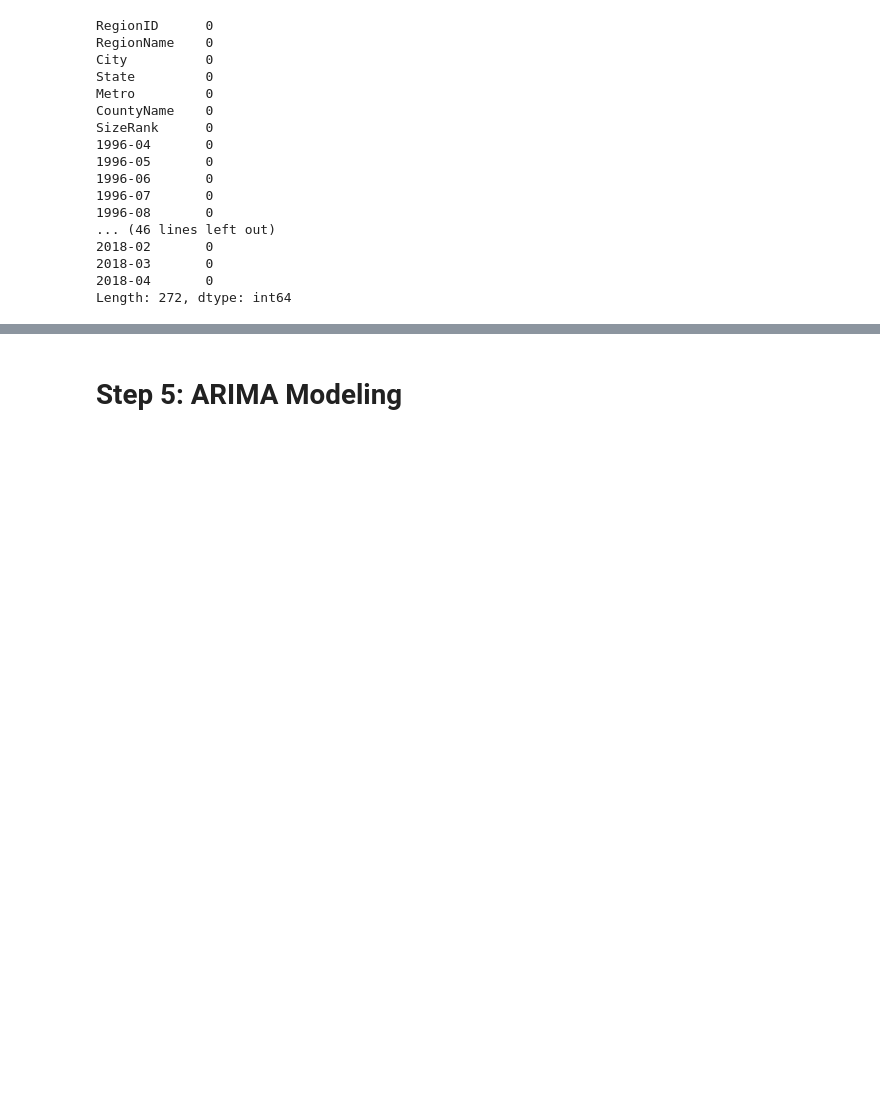
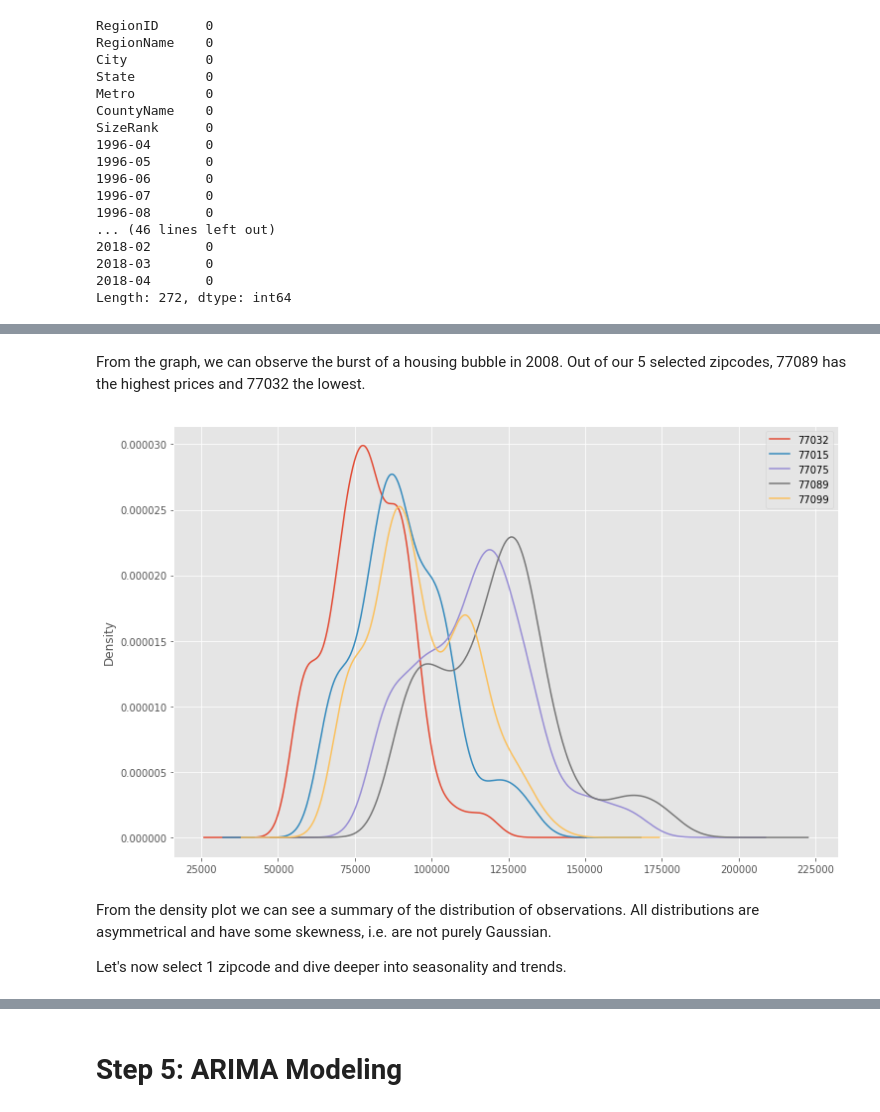
Before and after one commit to AllaGonzalez/Time-Serives_Analysis_Using_Zillow_Data, a Jupyter notebook: dsc-mod-4-project-online-ds-pt-031119/mod_4_starter_notebook.ipynb, the cells around one changed output, grey strips where cells are left out. Saved outputs shown, nothing was run; the diff lists cells and outputs as text; code cells hidden in the pictures; blank space fills up the shorter version.

```diff
--- a/dsc-mod-4-project-online-ds-pt-031119/mod_4_starter_notebook.ipynb
+++ b/dsc-mod-4-project-online-ds-pt-031119/mod_4_starter_notebook.ipynb
@@ -225,0 +293,15 @@ matplotlib.rc('font', **font)
+# %% [markdown]
+From the graph, we can observe the burst of a housing bubble in 2008. Out of our 5 selected zipcodes, 77089 has the highest prices and 77032 the lowest.
+# %%
+#create a time-series density plot
+plt.figure(figsize=(12,8))
+for zipcode in df.RegionName.unique():
+    df.loc[df['RegionName'] == zipcode].value.plot(kind = 'kde', label=zipcode)
+plt.legend()
+plt.show()
+# %% [output]
+[figure, added]
+# %% [markdown]
+From the density plot we can see a summary of the distribution of observations. All distributions are asymmetrical and have some skewness, i.e. are not purely Gaussian.
+
+Let's now select 1 zipcode and dive deeper into seasonality and trends.
```
Also changed, not shown: parts of 76 cells of this notebook.
